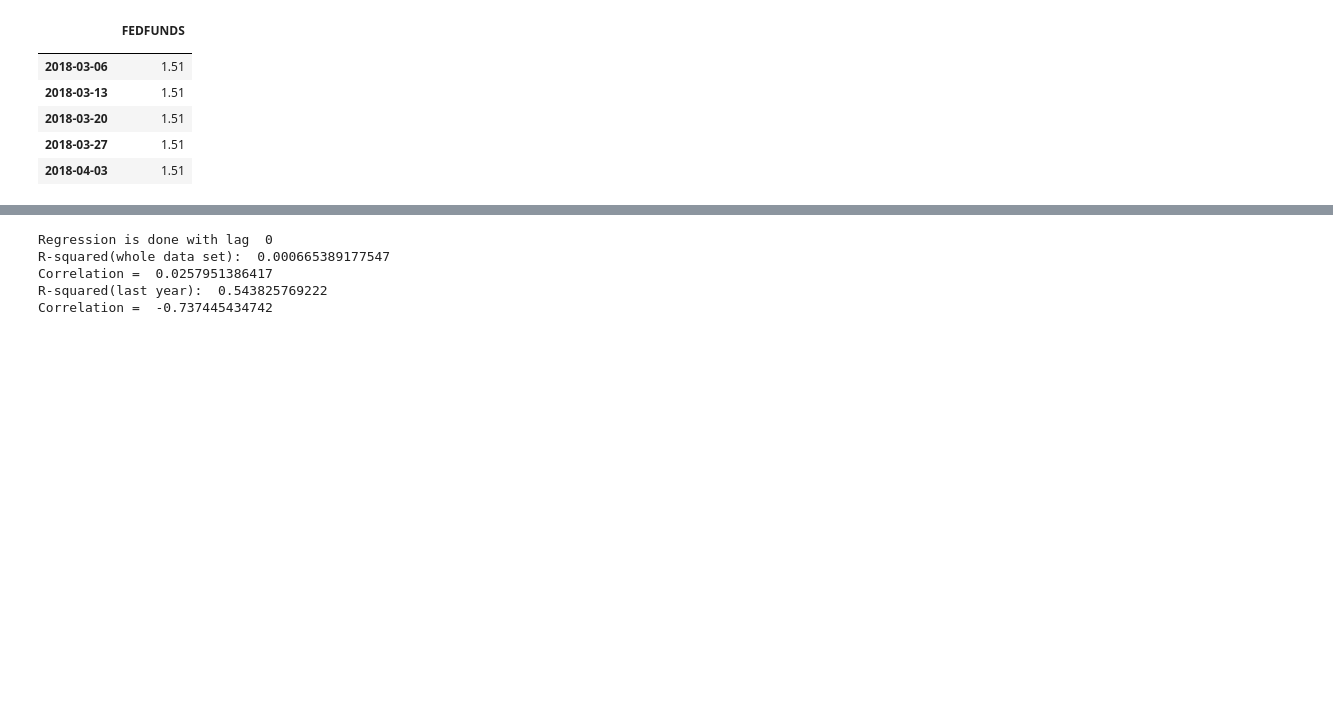
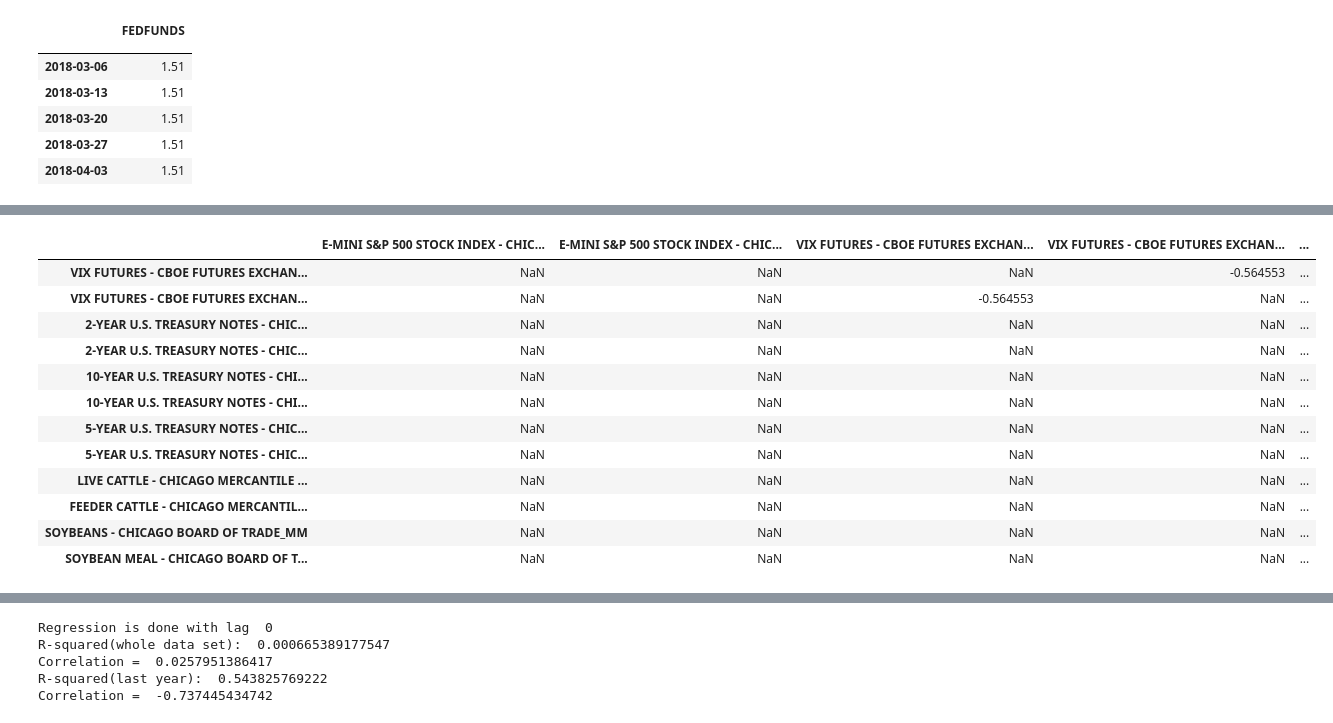
Before and after one commit to leonardich/Stats_project, a Jupyter notebook: Regression.ipynb, the cells around one changed output, grey strips where cells are left out. Saved outputs shown, nothing was run; the diff lists cells and outputs as text; code cells hidden in the pictures; blank space fills up the shorter version.

```diff
--- a/Regression.ipynb
+++ b/Regression.ipynb
@@ -301,0 +307,17 @@ two_years_us_yield = set_cftc_index(df["two_years_us_yield"], "avg")
+# %%
+corr_mat = df_change_net_positions.corr()[(abs(df_change_net_positions.corr()) >= .5)].replace(1, np.nan).dropna(0, how='all')
+corr_mat
+# %% [output]
+|  | E-MINI S&P 500 STOCK INDEX - CHIC... | E-MINI S&P 500 STOCK INDEX - CHIC... | VIX FUTURES - CBOE FUTURES EXCHAN... | VIX FUTURES - CBOE FUTURES EXCHAN... | ... |
+| VIX FUTURES - CBOE FUTURES EXCHAN... | NaN | NaN | NaN | -0.564553 | ... |
+| VIX FUTURES - CBOE FUTURES EXCHAN... | NaN | NaN | -0.564553 | NaN | ... |
+| 2-YEAR U.S. TREASURY NOTES - CHIC... | NaN | NaN | NaN | NaN | ... |
+| 2-YEAR U.S. TREASURY NOTES - CHIC... | NaN | NaN | NaN | NaN | ... |
+| 10-YEAR U.S. TREASURY NOTES - CHI... | NaN | NaN | NaN | NaN | ... |
+| 10-YEAR U.S. TREASURY NOTES - CHI... | NaN | NaN | NaN | NaN | ... |
+| 5-YEAR U.S. TREASURY NOTES - CHIC... | NaN | NaN | NaN | NaN | ... |
+| 5-YEAR U.S. TREASURY NOTES - CHIC... | NaN | NaN | NaN | NaN | ... |
+| LIVE CATTLE - CHICAGO MERCANTILE ... | NaN | NaN | NaN | NaN | ... |
+| FEEDER CATTLE - CHICAGO MERCANTIL... | NaN | NaN | NaN | NaN | ... |
+| SOYBEANS - CHICAGO BOARD OF TRADE_MM | NaN | NaN | NaN | NaN | ... |
+| SOYBEAN MEAL - CHICAGO BOARD OF T... | NaN | NaN | NaN | NaN | ... |
```
Also changed, not shown: parts of 19 cells of this notebook.
